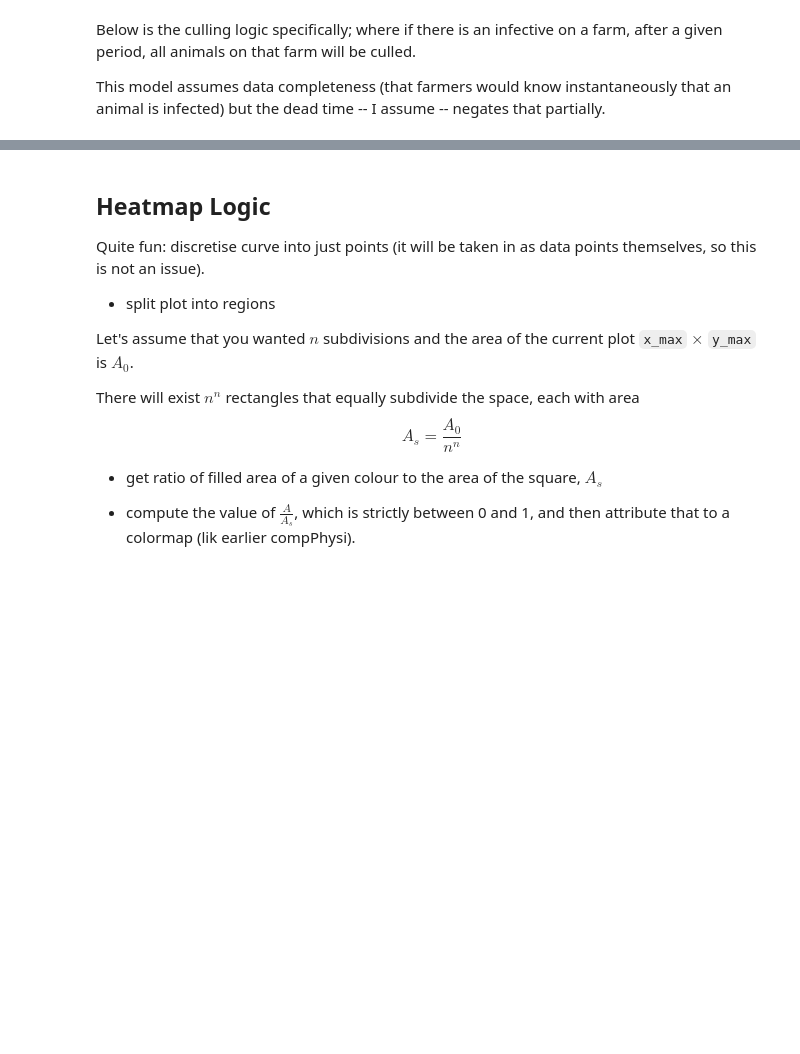
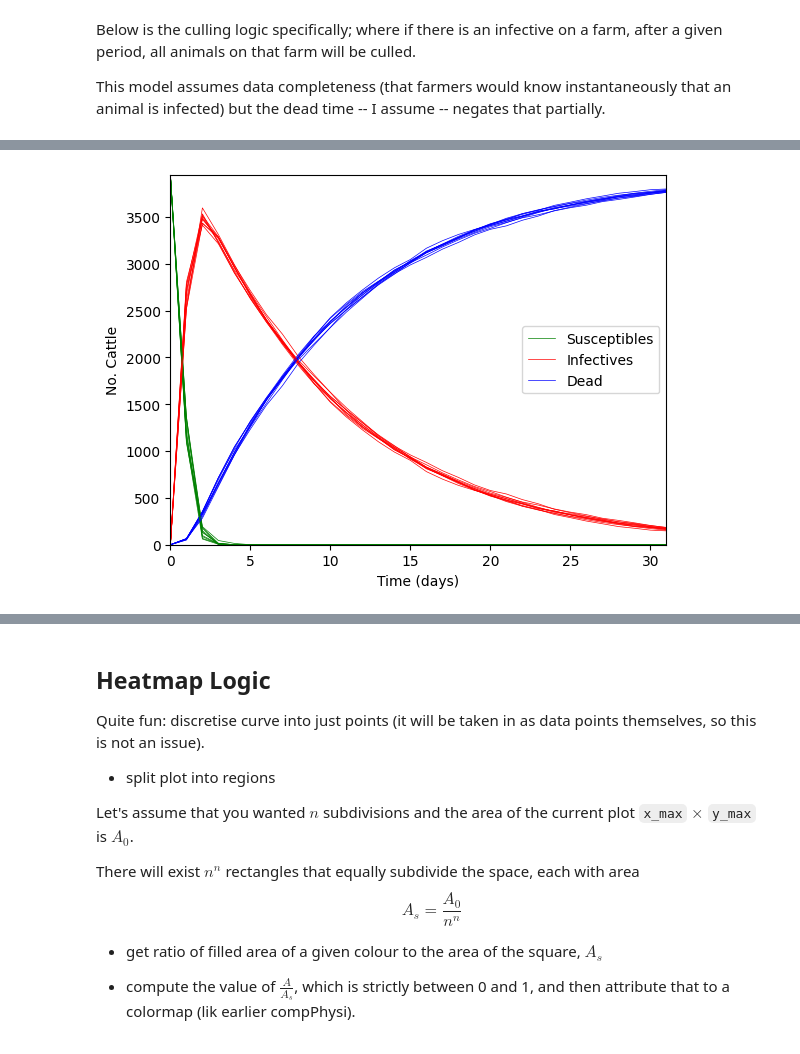
Before and after one commit to r-okotie179/diseaseModelling, a Jupyter notebook: culling_and_policy.ipynb, the cells around one changed output, grey strips where cells are left out. Drawn from its saved outputs; the diff is of its cells as text; code cells hidden in the pictures; blank space fills up the shorter version.

```diff
--- a/culling_and_policy.ipynb
+++ b/culling_and_policy.ipynb
@@ -449 +456,8 @@ def culling(dead_time, iterations, simulation_duration, neighbour_culling = Fals
+# %%
+# two weeks
+
+culling(14, 10, 31)
+plt.show()
+# %% [output]
+[figure, added]
 # %%
```
Also changed, not shown: parts of 4 cells of this notebook.
